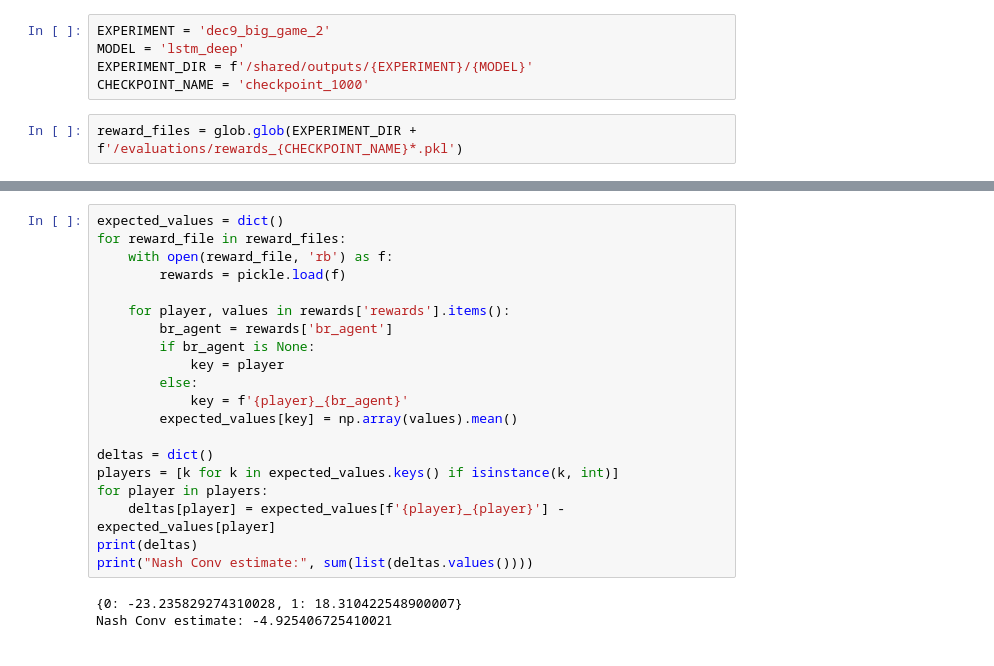
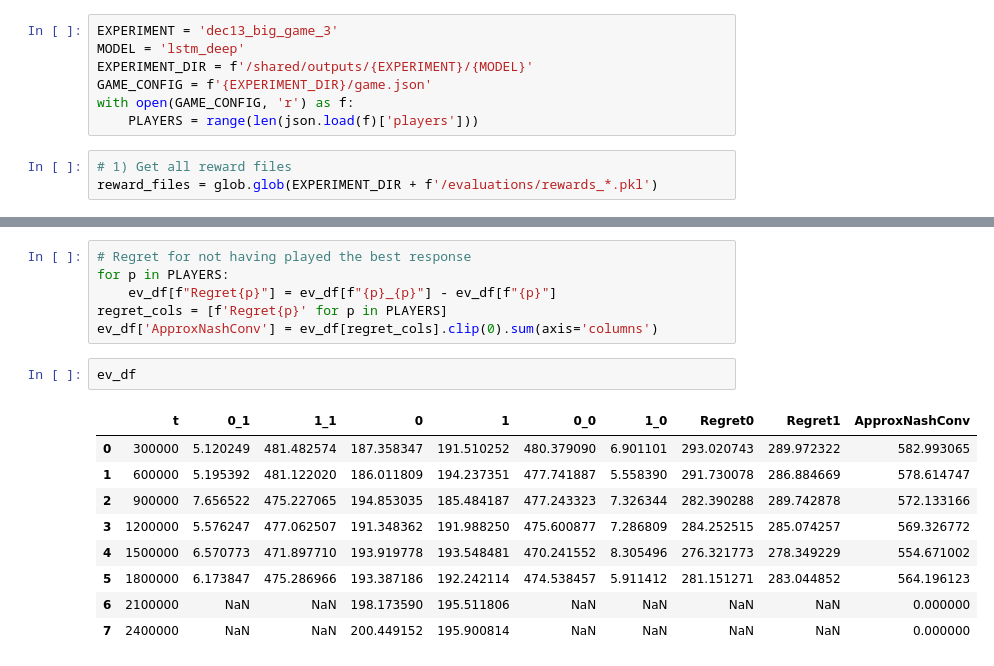
Before and after one commit to newmanne/open_spiel, a Jupyter notebook: open_spiel/python/examples/notebooks/ApproxNashConvEval.ipynb, the cells around one changed output, grey strips where cells are left out. Drawn from its saved outputs; the diff is of its cells as text.

```diff
--- a/open_spiel/python/examples/notebooks/ApproxNashConvEval.ipynb
+++ b/open_spiel/python/examples/notebooks/ApproxNashConvEval.ipynb
@@ -21,8 +34,11 @@ Populating the interactive namespace from numpy and matplotlib
 # %%
-EXPERIMENT = 'dec9_big_game_2'
+EXPERIMENT = 'dec13_big_game_3'
 MODEL = 'lstm_deep'
 EXPERIMENT_DIR = f'/shared/outputs/{EXPERIMENT}/{MODEL}'
-CHECKPOINT_NAME = 'checkpoint_1000'
+GAME_CONFIG = f'{EXPERIMENT_DIR}/game.json'
+with open(GAME_CONFIG, 'r') as f:
+    PLAYERS = range(len(json.load(f)['players']))
 # %%
-reward_files = glob.glob(EXPERIMENT_DIR + f'/evaluations/rewards_{CHECKPOINT_NAME}*.pkl')
+# 1) Get all reward files
+reward_files = glob.glob(EXPERIMENT_DIR + f'/evaluations/rewards_*.pkl')
 # %%
@@ -34,23 +69,18 @@ reward_files
-# %%
-expected_values = dict()
-for reward_file in reward_files:
-    with open(reward_file, 'rb') as f:
-        rewards = pickle.load(f)
-
-    for player, values in rewards['rewards'].items():
-        br_agent = rewards['br_agent']
-        if br_agent is None:
-            key = player
-        else:
-            key = f'{player}_{br_agent}'
-        expected_values[key] = np.array(values).mean()
-
-deltas = dict()
-players = [k for k in expected_values.keys() if isinstance(k, int)]
-for player in players:
-    deltas[player] = expected_values[f'{player}_{player}'] - expected_values[player]
-print(deltas)
-print("Nash Conv estimate:", sum(list(deltas.values())))
-# %% [output]
-{0: -23.235829274310028, 1: 18.310422548900007}
-Nash Conv estimate: -4.925406725410021
+# %%
+# Regret for not having played the best response
+for p in PLAYERS:
+    ev_df[f"Regret{p}"] = ev_df[f"{p}_{p}"] - ev_df[f"{p}"]
+regret_cols = [f'Regret{p}' for p in PLAYERS]
+ev_df['ApproxNashConv'] = ev_df[regret_cols].clip(0).sum(axis='columns')
+# %%
+ev_df
+# %% [output]
+|  | t | 0_1 | 1_1 | 0 | 1 | 0_0 | 1_0 | Regret0 | Regret1 | ApproxNashConv |
+| 0 | 300000 | 5.120249 | 481.482574 | 187.358347 | 191.510252 | 480.379090 | 6.901101 | 293.020743 | 289.972322 | 582.993065 |
+| 1 | 600000 | 5.195392 | 481.122020 | 186.011809 | 194.237351 | 477.741887 | 5.558390 | 291.730078 | 286.884669 | 578.614747 |
+| 2 | 900000 | 7.656522 | 475.227065 | 194.853035 | 185.484187 | 477.243323 | 7.326344 | 282.390288 | 289.742878 | 572.133166 |
+| 3 | 1200000 | 5.576247 | 477.062507 | 191.348362 | 191.988250 | 475.600877 | 7.286809 | 284.252515 | 285.074257 | 569.326772 |
+| 4 | 1500000 | 6.570773 | 471.897710 | 193.919778 | 193.548481 | 470.241552 | 8.305496 | 276.321773 | 278.349229 | 554.671002 |
+| 5 | 1800000 | 6.173847 | 475.286966 | 193.387186 | 192.242114 | 474.538457 | 5.911412 | 281.151271 | 283.044852 | 564.196123 |
+| 6 | 2100000 | NaN | NaN | 198.173590 | 195.511806 | NaN | NaN | NaN | NaN | 0.000000 |
+| 7 | 2400000 | NaN | NaN | 200.449152 | 195.900814 | NaN | NaN | NaN | NaN | 0.000000 |
```
Also changed, not shown: parts of 3 cells of this notebook, 3 other files.
